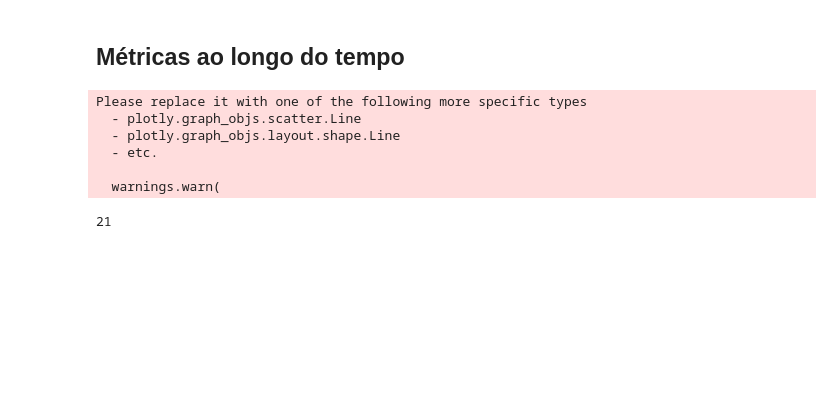
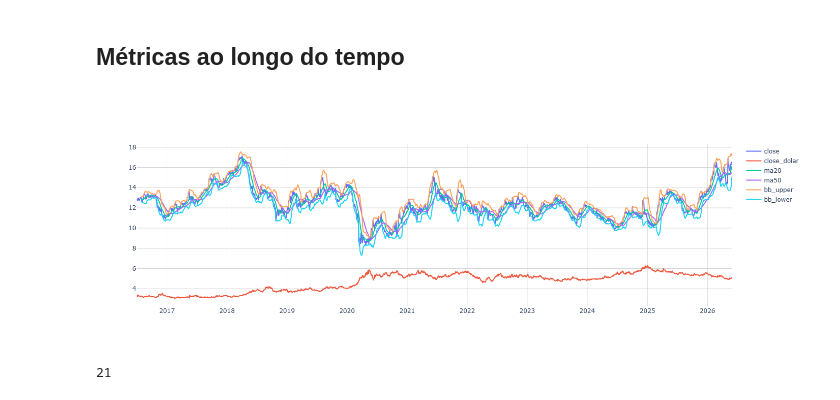
Before and after one commit to leticiafaria7/lstm-stock-predictor-api, a Jupyter notebook: eda.ipynb, the cells around one changed output. Saved outputs shown, nothing was run; the diff lists cells and outputs as text; code cells hidden in the pictures; blank space fills up the shorter version.

```diff
--- a/eda.ipynb
+++ b/eda.ipynb
@@ -42,32 +46,27 @@ tb_analitica.head()
 # %%
 import plotly.graph_objects as go
 
 fig = go.Figure()
 
 for coluna in ['close', 'close_dolar', 'ma20', 'ma50', 'bb_upper', 'bb_lower']:
     fig.add_trace(go.Line(x = tb_analitica['date'], y = tb_analitica[coluna], name = coluna))
 
-fig.update_layout(plot_bgcolor = 'white')
+fig.update_layout(plot_bgcolor = 'white', width = 1400)
 
 fig.update_xaxes(
     showgrid=True,
     gridcolor="lightgray",
     gridwidth=1
 )
 
 fig.update_yaxes(
     showgrid=True,
     gridcolor="lightgray",
     gridwidth=1
 )
-fig.show()
+fig.show(renderer="png")
 # %% [output]
-Please replace it with one of the following more specific types
-  - plotly.graph_objs.scatter.Line
-  - plotly.graph_objs.layout.shape.Line
-  - etc.
-
-  warnings.warn(
+[figure, added]
 # %%
 colunas_idx = ['ticker', 'date', 'weekday']
 vars = [c for c in tb_analitica.columns if c not in colunas_idx]
```
Also changed, not shown: parts of 12 cells of this notebook, 2 other files.
